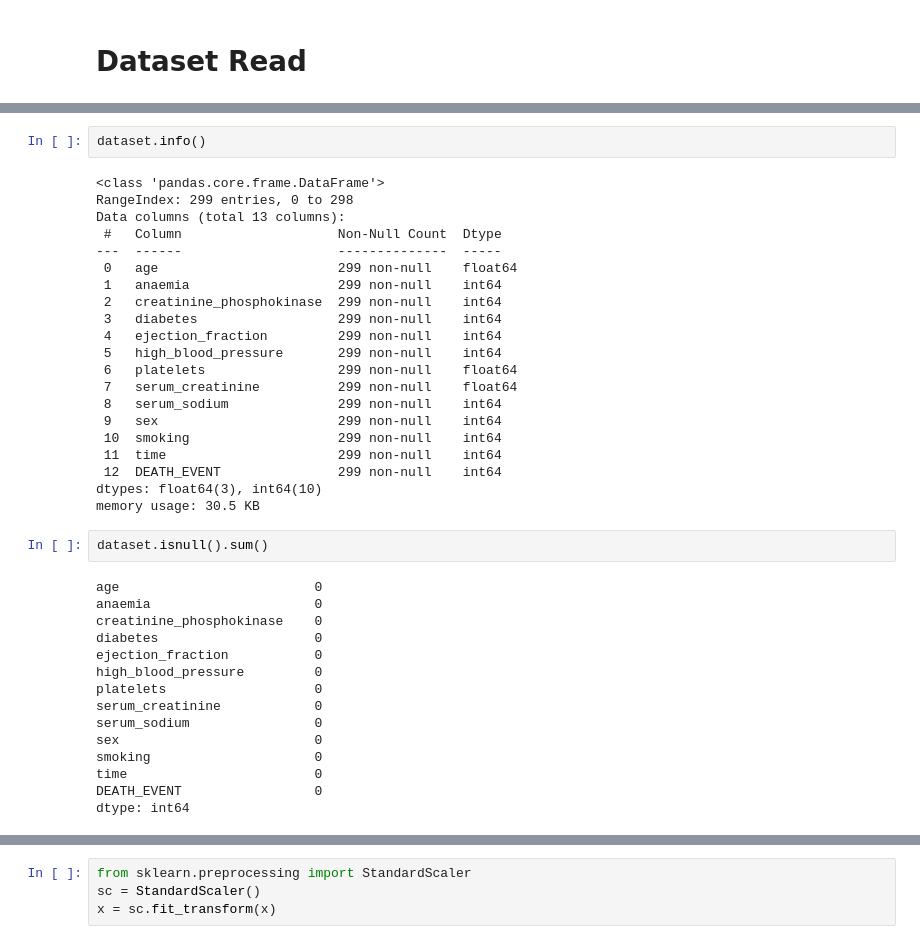
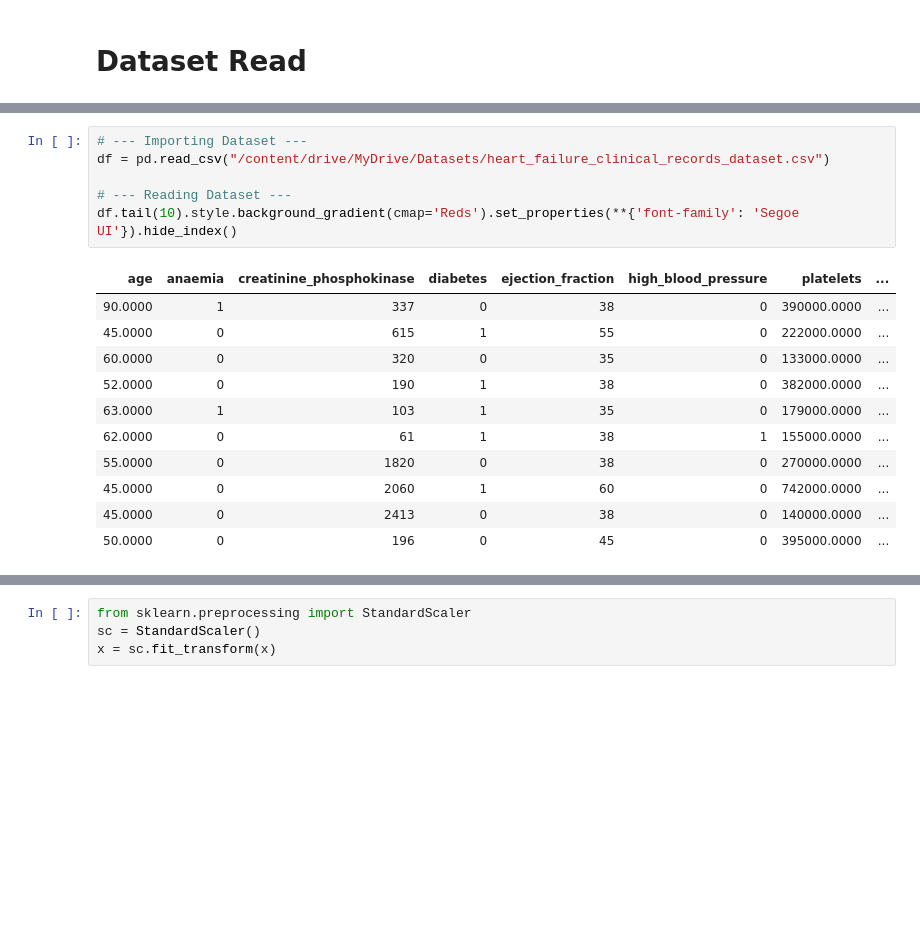
Before and after one commit to ekramasif/Heart-Failure-Prediction-Using-ANN, a Jupyter notebook: Heart_Failure_Prediction_Using_ANN.ipynb, the cells around one changed output, grey strips where cells are left out. Cells and saved outputs as stored; diff of their text form; blank space fills up the shorter version.

```diff
--- a/Heart_Failure_Prediction_Using_ANN.ipynb
+++ b/Heart_Failure_Prediction_Using_ANN.ipynb
@@ -38,40 +54,18 @@ dataset.head()
-# %%
-dataset.info()
-# %% [output]
-<class 'pandas.core.frame.DataFrame'>
-RangeIndex: 299 entries, 0 to 298
-Data columns (total 13 columns):
- #   Column                    Non-Null Count  Dtype
----  ------                    --------------  -----
- 0   age                       299 non-null    float64
- 1   anaemia                   299 non-null    int64
- 2   creatinine_phosphokinase  299 non-null    int64
- 3   diabetes                  299 non-null    int64
- 4   ejection_fraction         299 non-null    int64
- 5   high_blood_pressure       299 non-null    int64
- 6   platelets                 299 non-null    float64
- 7   serum_creatinine          299 non-null    float64
- 8   serum_sodium              299 non-null    int64
- 9   sex                       299 non-null    int64
- 10  smoking                   299 non-null    int64
- 11  time                      299 non-null    int64
- 12  DEATH_EVENT               299 non-null    int64
-dtypes: float64(3), int64(10)
-memory usage: 30.5 KB
-# %%
-dataset.isnull().sum()
-# %% [output]
-age                         0
-anaemia                     0
-creatinine_phosphokinase    0
-diabetes                    0
-ejection_fraction           0
-high_blood_pressure         0
-platelets                   0
-serum_creatinine            0
-serum_sodium                0
-sex                         0
-smoking                     0
-time                        0
-DEATH_EVENT                 0
-dtype: int64
+# %%
+# --- Importing Dataset ---
+df = pd.read_csv("/content/drive/MyDrive/Datasets/heart_failure_clinical_records_dataset.csv")
+
+# --- Reading Dataset ---
+df.tail(10).style.background_gradient(cmap='Reds').set_properties(**{'font-family': 'Segoe UI'}).hide_index()
+# %% [output]
+| age | anaemia | creatinine_phosphokinase | diabetes | ejection_fraction | high_blood_pressure | platelets | ... |
+| 90.0000 | 1 | 337 | 0 | 38 | 0 | 390000.0000 | ... |
+| 45.0000 | 0 | 615 | 1 | 55 | 0 | 222000.0000 | ... |
+| 60.0000 | 0 | 320 | 0 | 35 | 0 | 133000.0000 | ... |
+| 52.0000 | 0 | 190 | 1 | 38 | 0 | 382000.0000 | ... |
+| 63.0000 | 1 | 103 | 1 | 35 | 0 | 179000.0000 | ... |
+| 62.0000 | 0 | 61 | 1 | 38 | 1 | 155000.0000 | ... |
+| 55.0000 | 0 | 1820 | 0 | 38 | 0 | 270000.0000 | ... |
+| 45.0000 | 0 | 2060 | 1 | 60 | 0 | 742000.0000 | ... |
+| 45.0000 | 0 | 2413 | 0 | 38 | 0 | 140000.0000 | ... |
+| 50.0000 | 0 | 196 | 0 | 45 | 0 | 395000.0000 | ... |
```
Also changed, not shown: parts of 11 cells of this notebook.
